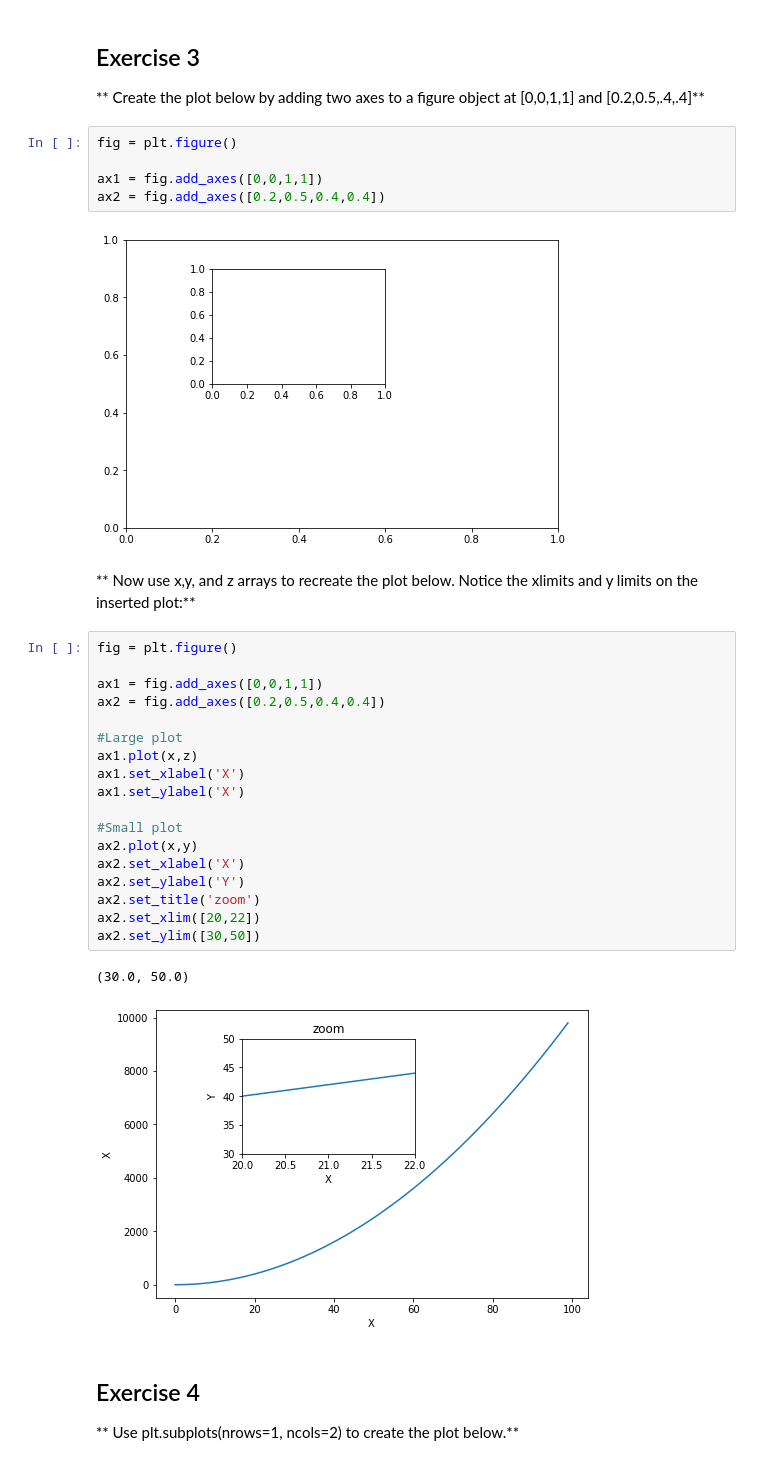
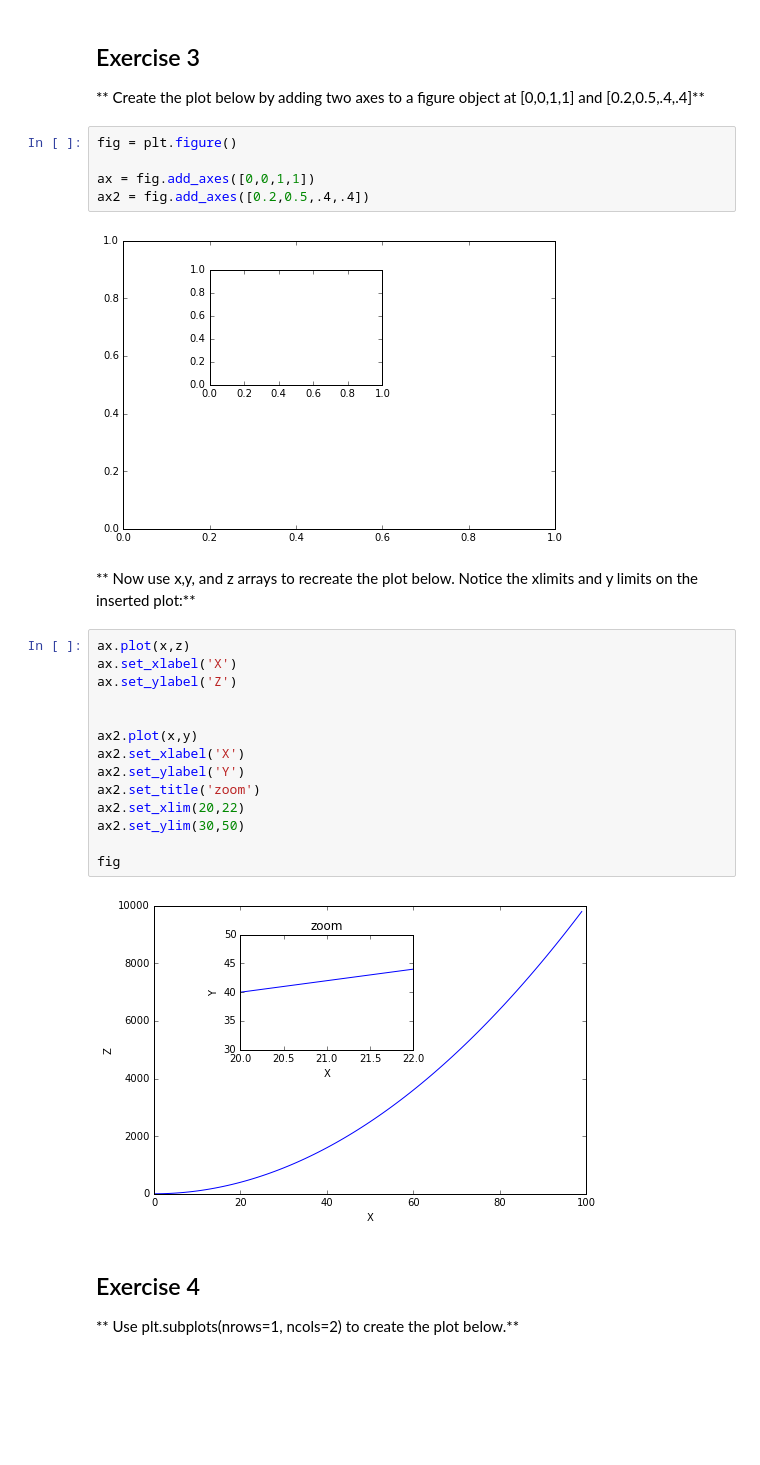
Before and after one commit to MilanHassan/Python, a Jupyter notebook: Packages/Matplotlib_Exercises.ipynb, the cells around one changed output. Cells and saved outputs as stored; diff of their text form; blank space fills up the shorter version.

```diff
--- a/Packages/Matplotlib_Exercises.ipynb
+++ b/Packages/Matplotlib_Exercises.ipynb
@@ -49,33 +78,28 @@ ax2.plot(x,y, color = 'red')
 # %%
 fig = plt.figure()
 
-ax1 = fig.add_axes([0,0,1,1])
-ax2 = fig.add_axes([0.2,0.5,0.4,0.4])
+ax = fig.add_axes([0,0,1,1])
+ax2 = fig.add_axes([0.2,0.5,.4,.4])
 # %% [output]
-[figure, old version]
+[figure, new version]
 # %% [markdown]
 ** Now use x,y, and z arrays to recreate the plot below. Notice the xlimits and y limits on the inserted plot:**
 # %%
-fig = plt.figure()
+ax.plot(x,z)
+ax.set_xlabel('X')
+ax.set_ylabel('Z')
 
-ax1 = fig.add_axes([0,0,1,1])
-ax2 = fig.add_axes([0.2,0.5,0.4,0.4])
 
-#Large plot
-ax1.plot(x,z)
-ax1.set_xlabel('X')
-ax1.set_ylabel('X')
-
-#Small plot
 ax2.plot(x,y)
 ax2.set_xlabel('X')
 ax2.set_ylabel('Y')
 ax2.set_title('zoom')
-ax2.set_xlim([20,22])
-ax2.set_ylim([30,50])
+ax2.set_xlim(20,22)
+ax2.set_ylim(30,50)
+
+fig
 # %% [output]
-(30.0, 50.0)
-[figure, old version]
+[figure, new version]
 # %% [markdown]
 ## Exercise 4
 
```
Also changed, not shown: parts of 10 cells of this notebook.
